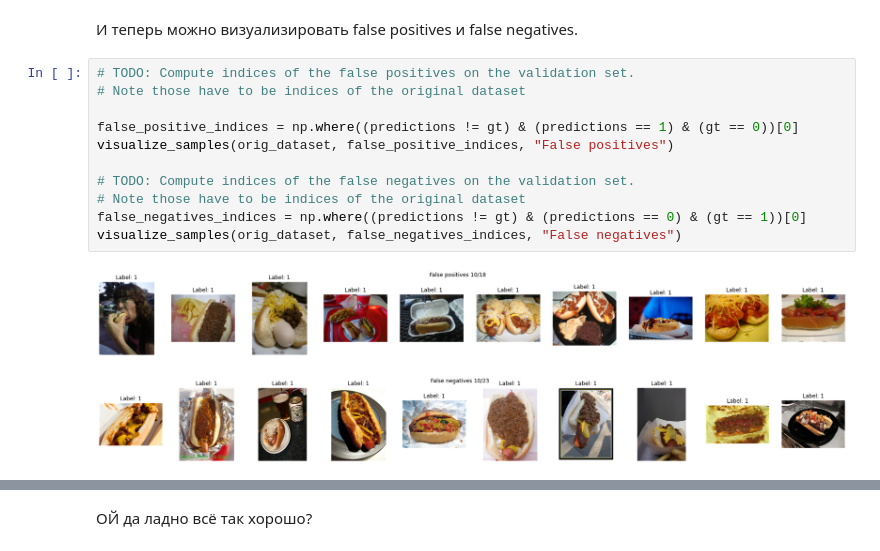
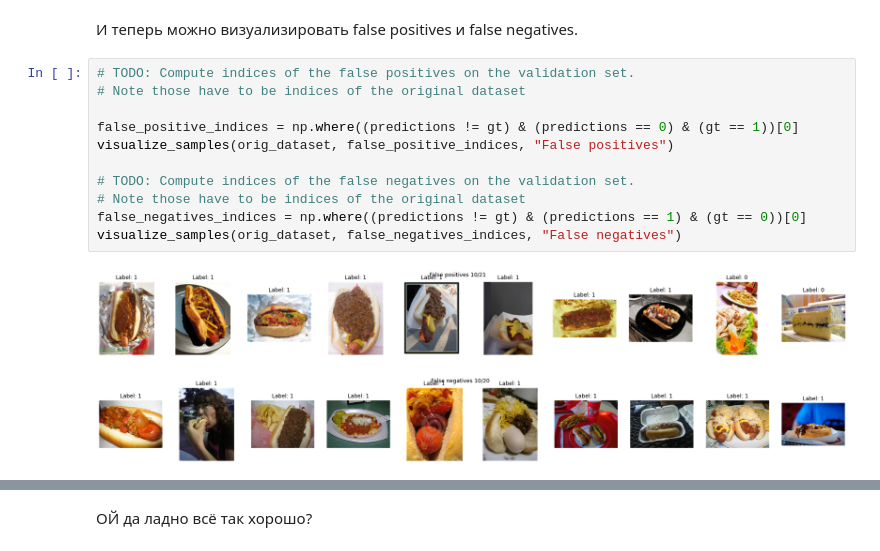
Before and after one commit to Altair200333/DLCourseNSU, a Jupyter notebook: assignment4/HotdogOrNot.ipynb, the cells around one changed output, grey strips where cells are left out. Drawn from its saved outputs; the diff is of its cells as text.

```diff
--- a/assignment4/HotdogOrNot.ipynb
+++ b/assignment4/HotdogOrNot.ipynb
@@ -471,17 +471,17 @@ predictions, gt = evaluate_model(model, train_dataset, val_indices)
 # %%
 # TODO: Compute indices of the false positives on the validation set.
 # Note those have to be indices of the original dataset
 
-false_positive_indices = np.where((predictions != gt) & (predictions == 1) & (gt == 0))[0]
+false_positive_indices = np.where((predictions != gt) & (predictions == 0) & (gt == 1))[0]
 visualize_samples(orig_dataset, false_positive_indices, "False positives")
 
 # TODO: Compute indices of the false negatives on the validation set.
 # Note those have to be indices of the original dataset
-false_negatives_indices = np.where((predictions != gt) & (predictions == 0) & (gt == 1))[0]
+false_negatives_indices = np.where((predictions != gt) & (predictions == 1) & (gt == 0))[0]
 visualize_samples(orig_dataset, false_negatives_indices, "False negatives")
 # %% [output]
-[figure, old version]
+[figure, new version]
-[figure, old version]
+[figure, new version]
 # %%
 import sklearn.metrics as metrics
 
```
Also changed, not shown: parts of 11 cells of this notebook.
